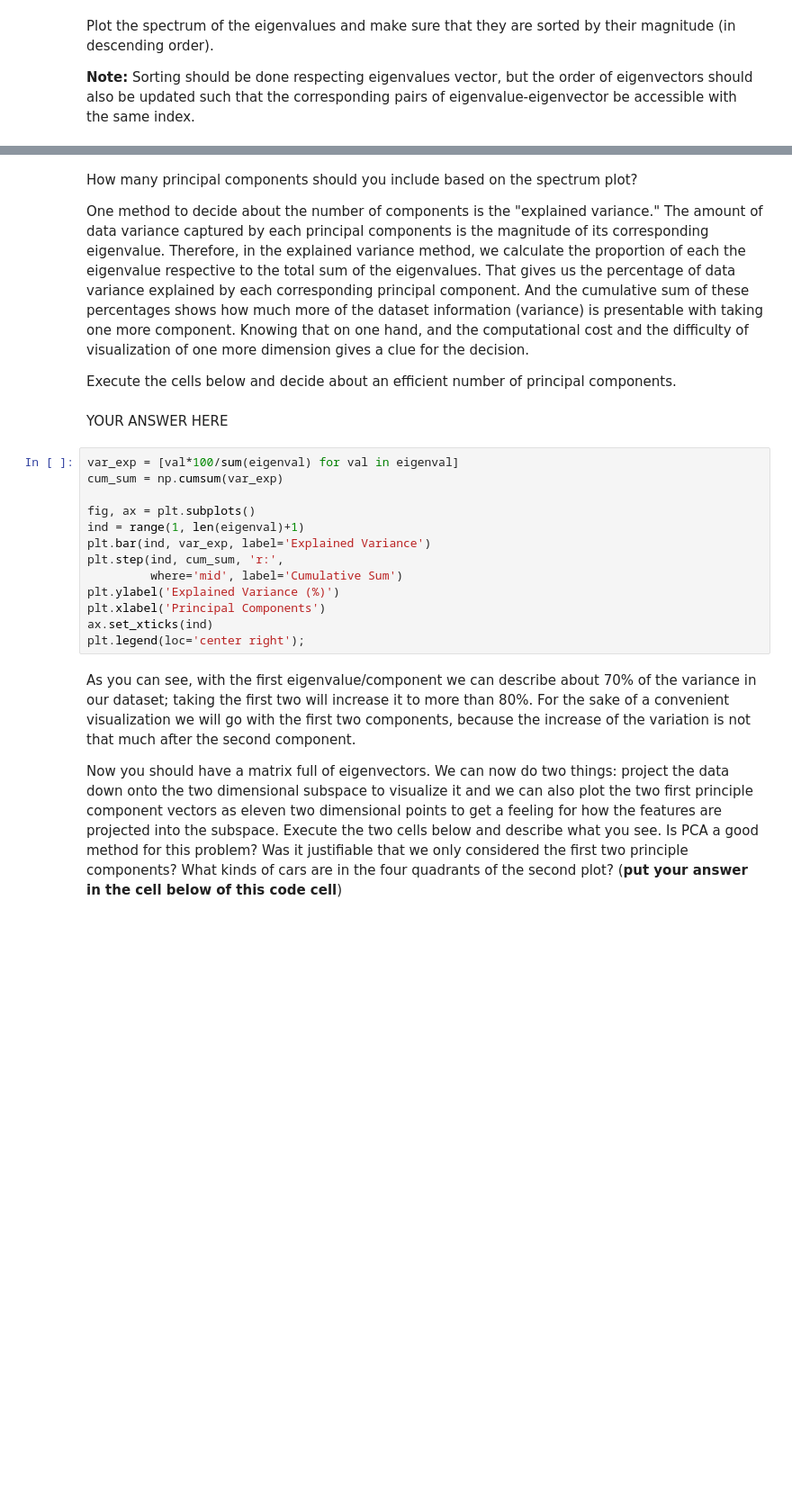
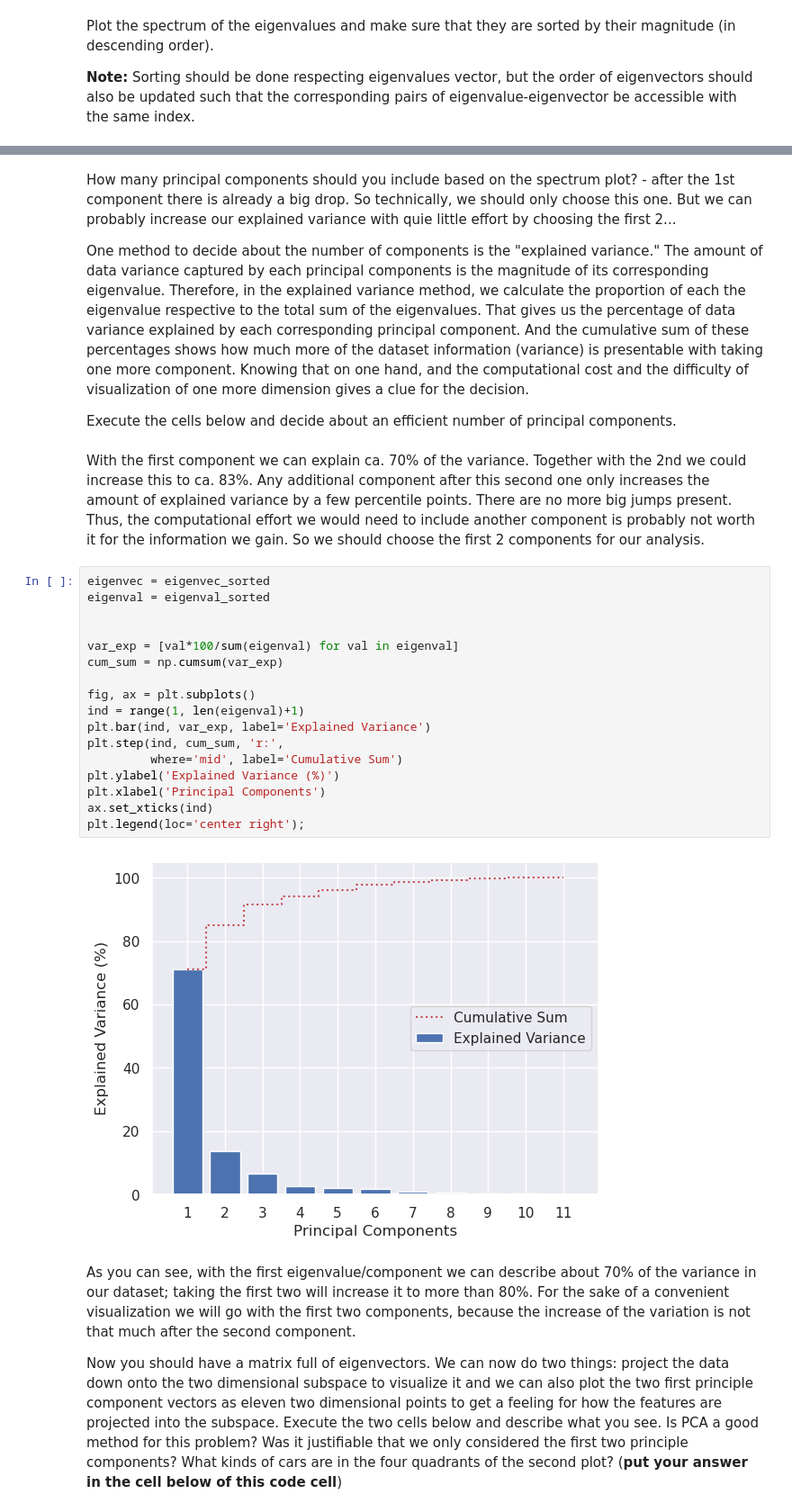
Before and after one commit to Mini11e/ML, a Jupyter notebook: hw06/sheet06_new.ipynb, the cells around one changed output, grey strips where cells are left out. Shown at 90% size. Cells and saved outputs as stored; diff of their text form; blank space fills up the shorter version.

```diff
--- a/hw06/sheet06_new.ipynb
+++ b/hw06/sheet06_new.ipynb
@@ -190,24 +210,30 @@ assert not isinstance(eigenvec, np.matrix)
 # %% [markdown]
-How many principal components should you include based on the spectrum plot?
+How many principal components should you include based on the spectrum plot? - after the 1st component there is already a big drop. So technically, we should only choose this one. But we can probably increase our explained variance with quie little effort by choosing the first 2...
 
 One method to decide about the number of components is the "explained variance." The amount of data variance captured by each principal components is the magnitude of its corresponding eigenvalue. Therefore, in the explained variance method, we calculate the proportion of each the eigenvalue respective to the total sum of the eigenvalues. That gives us the percentage of data variance explained by each corresponding principal component. And the cumulative sum of these percentages shows how much more of the dataset information (variance) is presentable with taking one more component. Knowing that on one hand, and the computational cost and the difficulty of visualization of one more dimension gives a clue for the decision.
 
 Execute the cells below and decide about an efficient number of principal components.
 # %% [markdown]
-YOUR ANSWER HERE
+With the first component we can explain ca. 70% of the variance. Together with the 2nd we could increase this to ca. 83%. Any additional component after this second one only increases the amount of explained variance by a few percentile points. There are  no more big jumps present. Thus, the computational effort we would need to include another component is probably not worth it for the information we gain. So we should choose the first 2 components for our analysis.
 # %%
+eigenvec = eigenvec_sorted
+eigenval = eigenval_sorted
+
+
 var_exp = [val*100/sum(eigenval) for val in eigenval]
 cum_sum = np.cumsum(var_exp)
 
 fig, ax = plt.subplots()
 ind = range(1, len(eigenval)+1)
 plt.bar(ind, var_exp, label='Explained Variance')
 plt.step(ind, cum_sum, 'r:',
          where='mid', label='Cumulative Sum')
 plt.ylabel('Explained Variance (%)')
 plt.xlabel('Principal Components')
 ax.set_xticks(ind)
 plt.legend(loc='center right');
+# %% [output]
+[figure, added]
 # %% [markdown]
 As you can see, with the first eigenvalue/component we can describe about 70% of the variance in our dataset; taking the first two will increase it to more than 80%. For the sake of a convenient visualization we will go with the first two components, because the increase of the variation is not that much after the second component.
 
```
Also changed, not shown: parts of 12 cells of this notebook.
